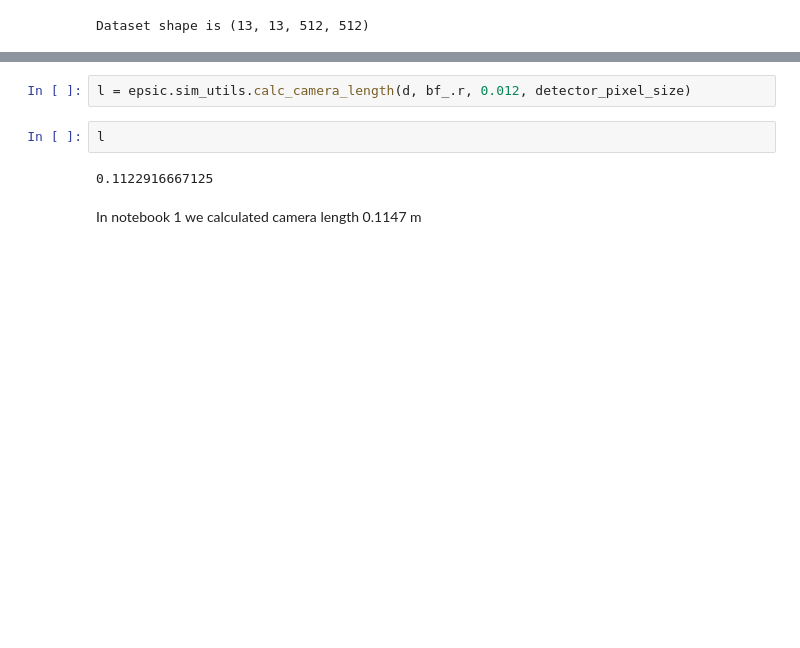
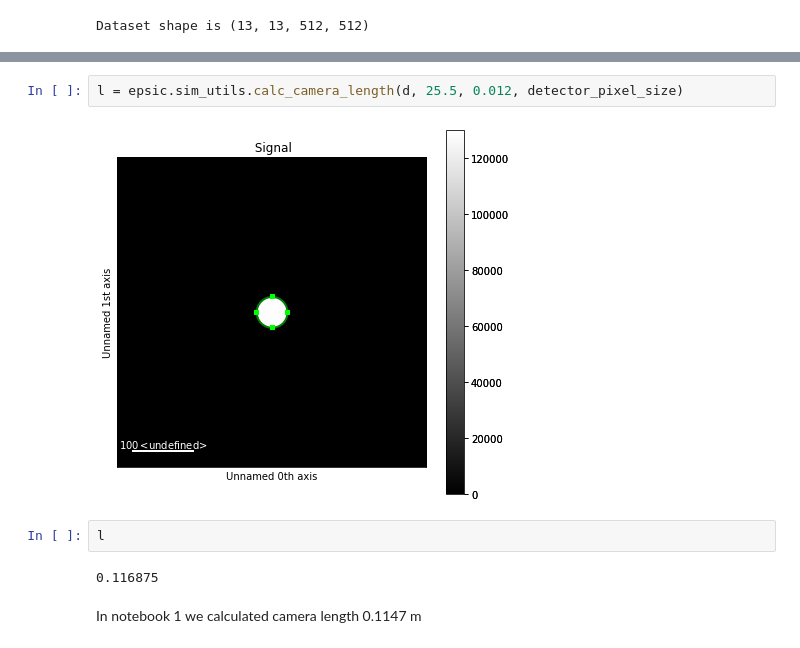
Before and after one commit to CDScattering/Staff-notebooks, a Jupyter notebook: ptyREX_sim_matrix/2_inspect_sim_data.ipynb, the cells around one changed output, grey strips where cells are left out. Saved outputs shown, nothing was run; the diff lists cells and outputs as text; blank space fills up the shorter version.

```diff
--- a/ptyREX_sim_matrix/2_inspect_sim_data.ipynb
+++ b/ptyREX_sim_matrix/2_inspect_sim_data.ipynb
@@ -200,8 +214,10 @@ CircleROI(cx=256, cy=256, r=24.5, r_inner=0)
 # %%
-l = epsic.sim_utils.calc_camera_length(d, bf_.r, 0.012, detector_pixel_size)
+l = epsic.sim_utils.calc_camera_length(d, 25.5, 0.012, detector_pixel_size)
+# %% [output]
+[figure, added]
 # %%
 l
 # %% [output]
-0.1122916667125
+0.116875
 # %% [markdown]
 In notebook 1 we calculated camera length 0.1147 m
```
Also changed, not shown: parts of 23 cells of this notebook, 8 other files.
